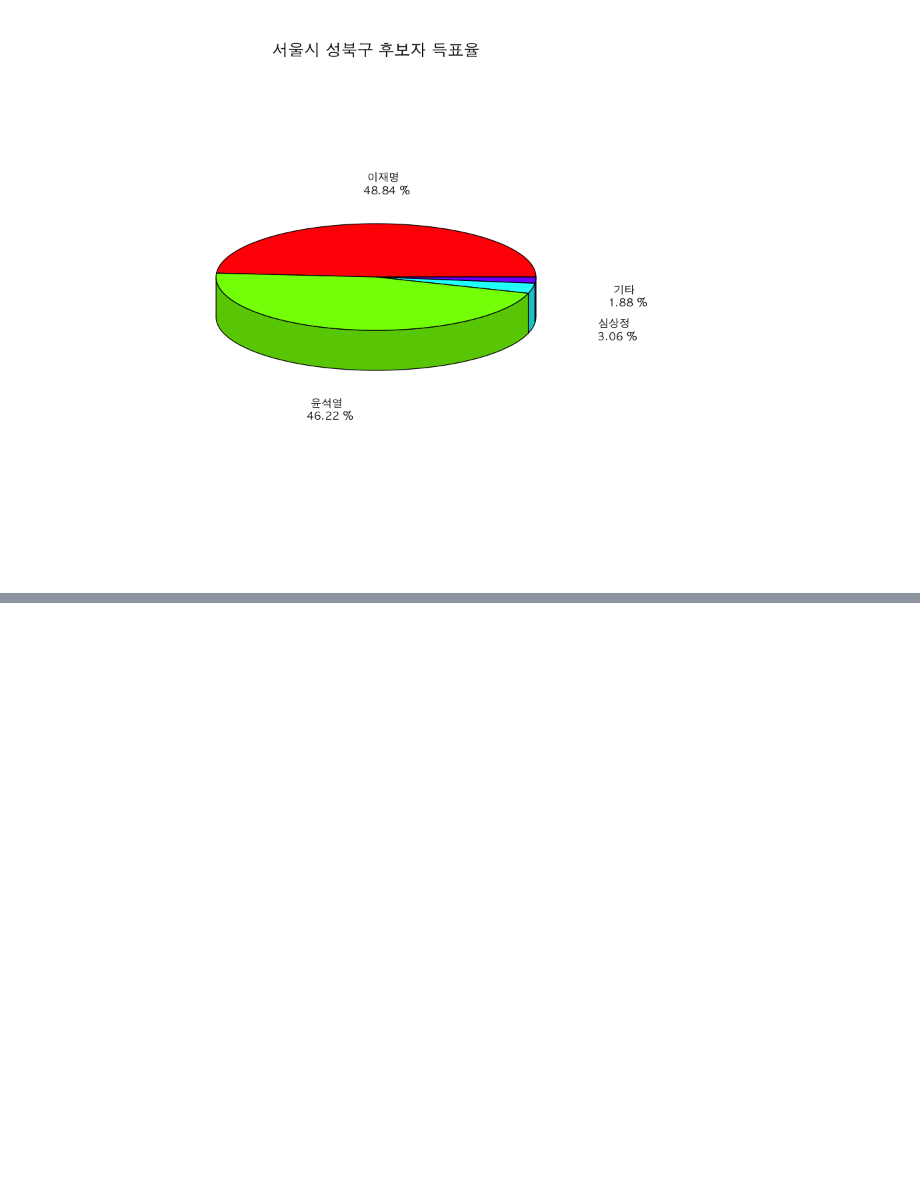
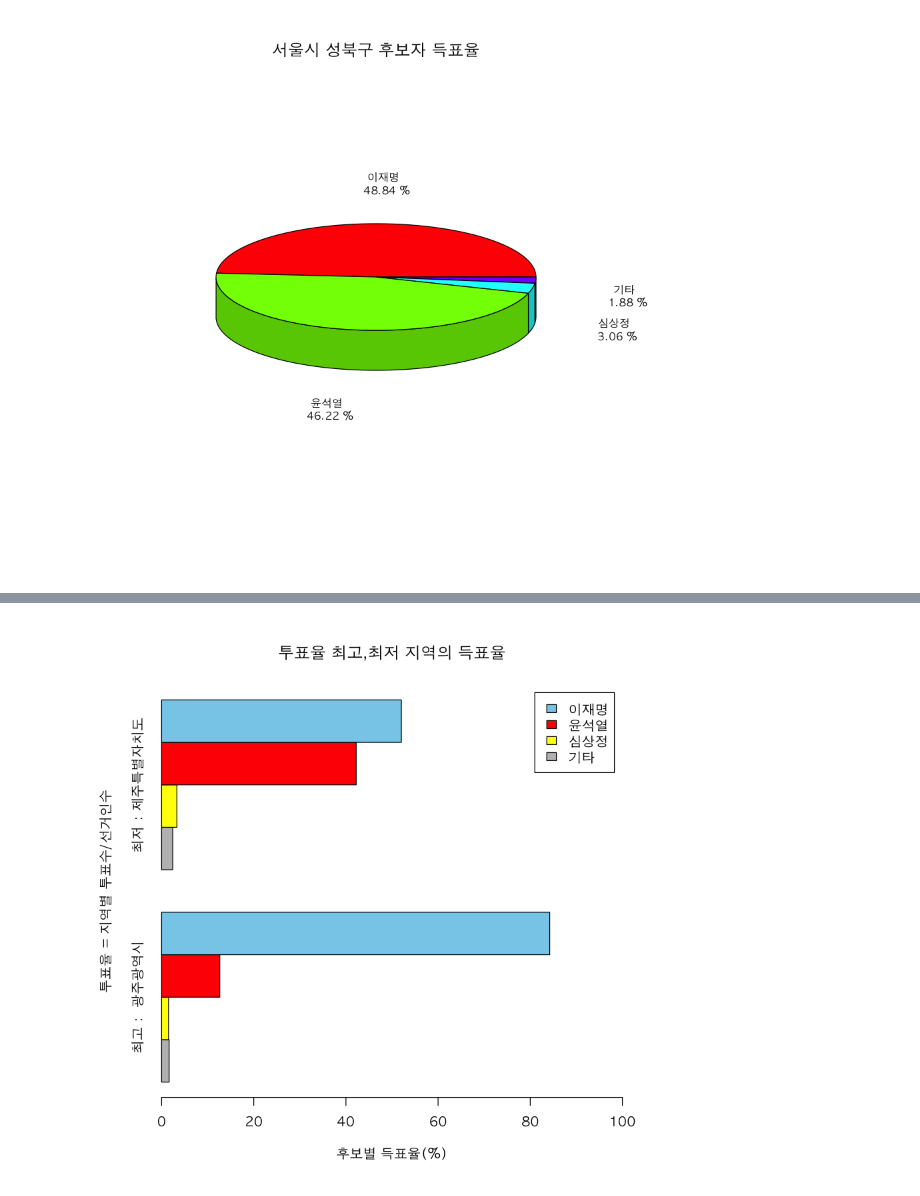
Before and after one commit to naddda0813/Rbase, a Jupyter notebook: 10.20대_대선자료 시각화.ipynb, the cells around one changed output, grey strips where cells are left out. Saved outputs shown, nothing was run; the diff lists cells and outputs as text; code cells hidden in the pictures; blank space fills up the shorter version.

```diff
--- a/10.20대_대선자료 시각화.ipynb
+++ b/10.20대_대선자료 시각화.ipynb
@@ -336,0 +425,10 @@ pie3D(electionSB2,
+# %%
+# 투표참여비율 = 투표수 / 선거인수
+election$기타 <- election[,4]-apply(election[,5:7],1,sum)
+voteavg <- aggregate(cbind(선거인수,투표수,이재명,윤석열,심상정,기타)~광역시도,election,sum)
+voteavg$투표율 <- (voteavg$투표수/voteavg$선거인수)*100
+voteavg <- arrange(voteavg,desc(투표율))[c(1,length(voteavg[,1])),]     #length(voteavg[,1] : 광주광역시,서울특별시(광역시도)
+voteavg
+result <- round(voteavg[,c(7:4)]/voteavg[,3]*100,2)
+rownames(result) <- paste(c("최고 :","최저 : "),voteavg$광역시도)
+result
@@ -336,0 +442,14 @@ pie3D(electionSB2,
+# %%
+par(family = "AppleGothic",bg='white')
+barplot(t(result),
+         beside=T,
+         xlab="후보별 득표율(%)",
+         xlim=c(0,100),
+         col=c('grey','yellow','red','skyblue'),
+         main = "투표율 최고,최저 지역의 득표율",
+         ylab = "투표율 = 지역별 투표수/선거인수",
+         legend.text=T,
+         horiz=T
+        )
+# %% [output]
+[figure, added]
```
Also changed, not shown: parts of 23 cells of this notebook, 1 other file.
